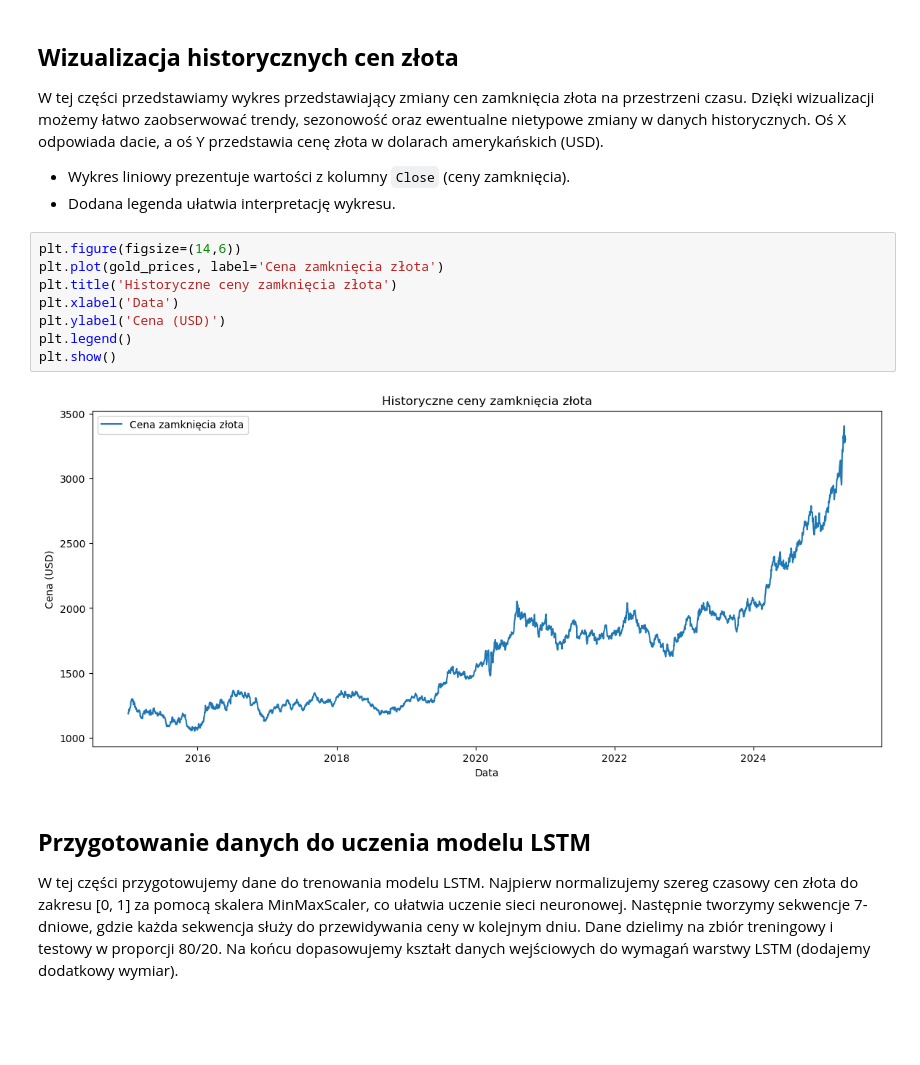
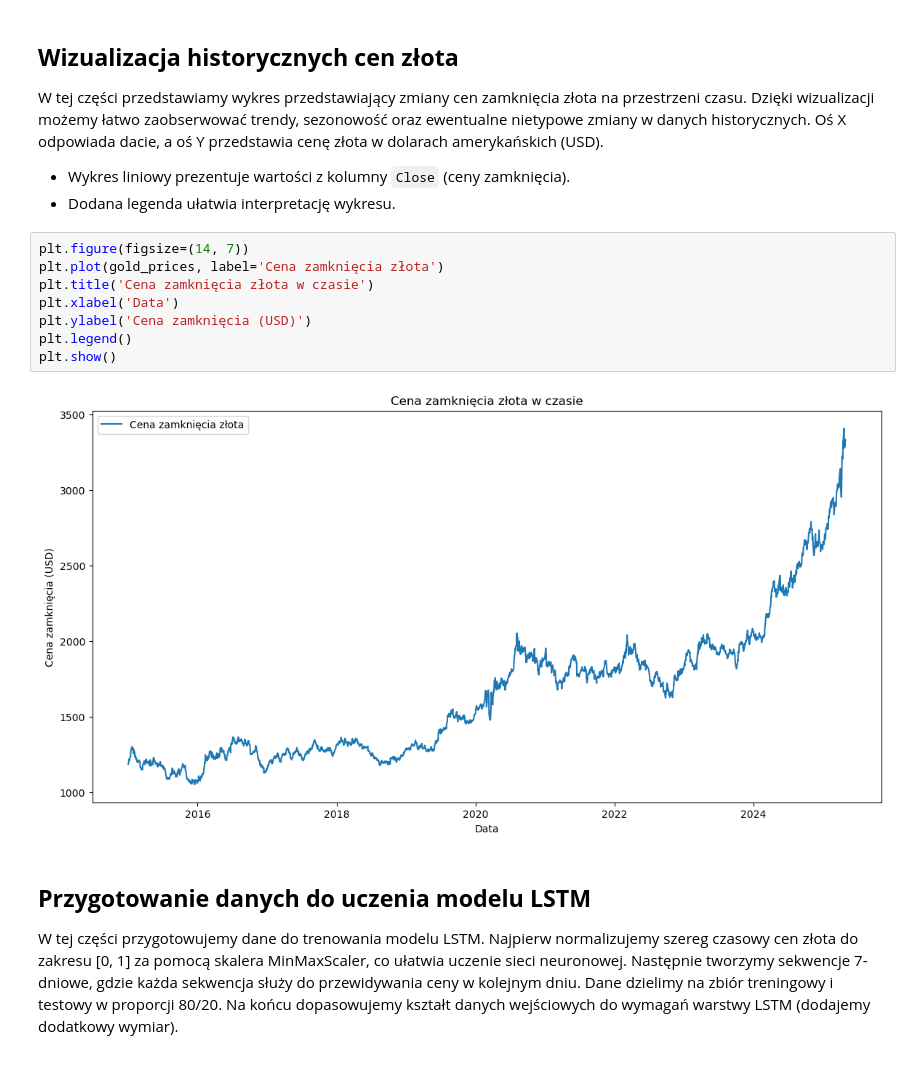
Before and after one commit to LiCHUTKO/gold-lstm-forecast, a Jupyter notebook: notebook.ipynb, the cells around one changed output. Saved outputs shown, nothing was run; the diff lists cells and outputs as text; blank space fills up the shorter version.

```diff
--- a/notebook.ipynb
+++ b/notebook.ipynb
@@ -47,15 +48,15 @@ W tej części przedstawiamy wykres przedstawiający zmiany cen zamknięcia zło
 - Wykres liniowy prezentuje wartości z kolumny `Close` (ceny zamknięcia).
 - Dodana legenda ułatwia interpretację wykresu.
 # %%
-plt.figure(figsize=(14,6))
+plt.figure(figsize=(14, 7))
 plt.plot(gold_prices, label='Cena zamknięcia złota')
-plt.title('Historyczne ceny zamknięcia złota')
+plt.title('Cena zamknięcia złota w czasie')
 plt.xlabel('Data')
-plt.ylabel('Cena (USD)')
+plt.ylabel('Cena zamknięcia (USD)')
 plt.legend()
 plt.show()
 # %% [output]
-[figure, old version]
+[figure, new version]
 # %% [markdown]
 ## **Przygotowanie danych do uczenia modelu LSTM**
 
```
Also changed, not shown: parts of 5 cells of this notebook.
